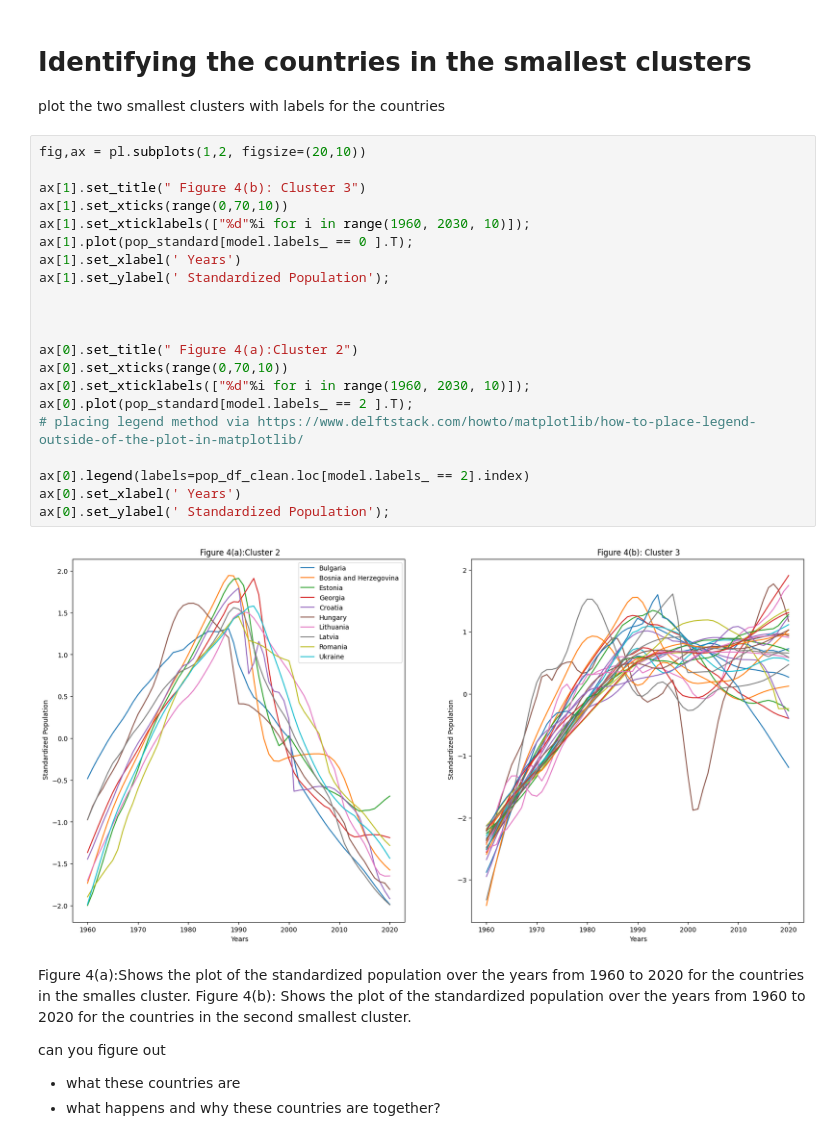
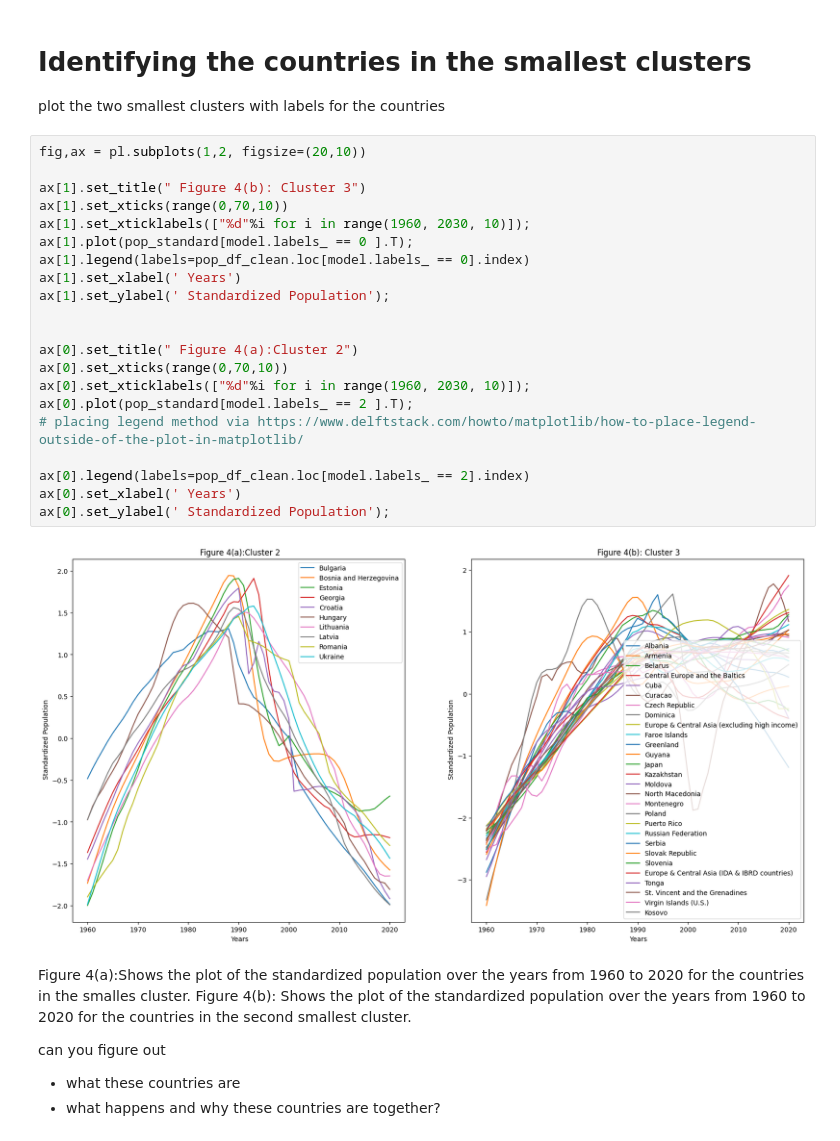
Before and after one commit to ElenaManari/MLPNS_EManari, a Jupyter notebook: Elena_2_TimeSeriesClustering_instructions.ipynb, the cells around one changed output. Saved outputs shown, nothing was run; the diff lists cells and outputs as text.

```diff
--- a/Elena_2_TimeSeriesClustering_instructions.ipynb
+++ b/Elena_2_TimeSeriesClustering_instructions.ipynb
@@ -434,26 +434,26 @@ plot the two smallest clusters with labels for the countries
 # %%
 fig,ax = pl.subplots(1,2, figsize=(20,10))
 
 ax[1].set_title(" Figure 4(b): Cluster 3")
 ax[1].set_xticks(range(0,70,10))
 ax[1].set_xticklabels(["%d"%i for i in range(1960, 2030, 10)]);
 ax[1].plot(pop_standard[model.labels_ == 0 ].T);
+ax[1].legend(labels=pop_df_clean.loc[model.labels_ == 0].index)
 ax[1].set_xlabel(' Years')
 ax[1].set_ylabel(' Standardized Population');
-
 
 
 ax[0].set_title(" Figure 4(a):Cluster 2")
 ax[0].set_xticks(range(0,70,10))
 ax[0].set_xticklabels(["%d"%i for i in range(1960, 2030, 10)]);
 ax[0].plot(pop_standard[model.labels_ == 2 ].T);
 # placing legend method via https://www.delftstack.com/howto/matplotlib/how-to-place-legend-outside-of-the-plot-in-matplotlib/
 
 ax[0].legend(labels=pop_df_clean.loc[model.labels_ == 2].index)
 ax[0].set_xlabel(' Years')
 ax[0].set_ylabel(' Standardized Population');
 # %% [output]
-[figure, old version]
+[figure, new version]
 # %% [markdown]
 Figure 4(a):Shows the plot of the standardized population over the years from 1960 to 2020 for the countries in the smalles cluster. Figure 4(b): Shows the plot of the standardized population over the years from 1960 to 2020 for the countries in the second smallest cluster.
 
```
